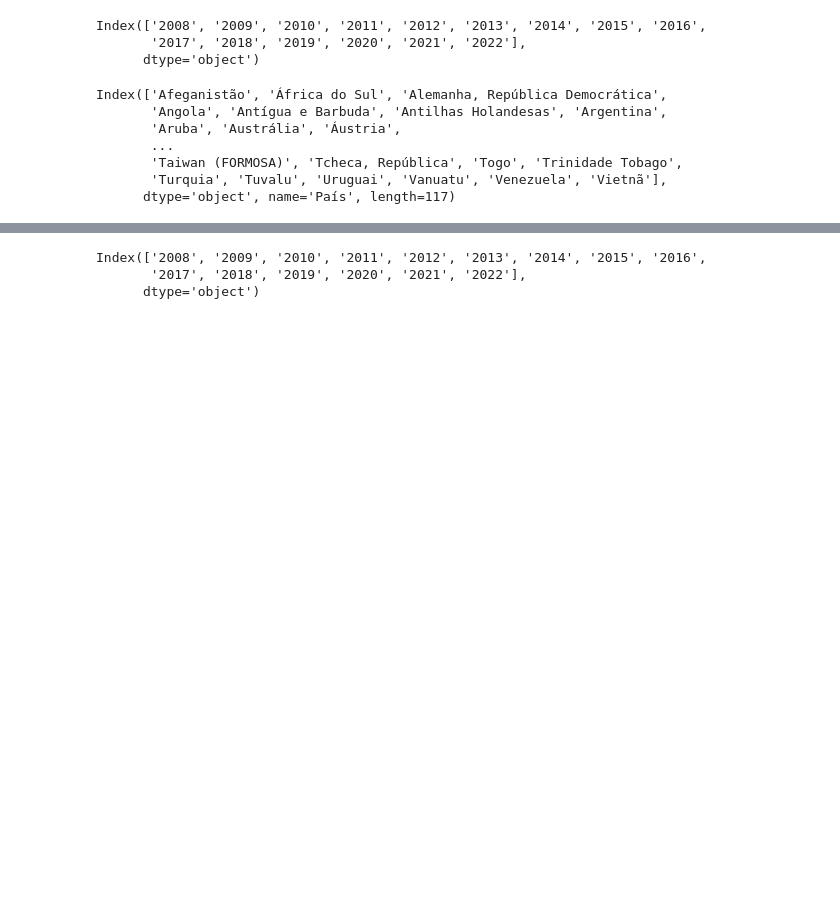
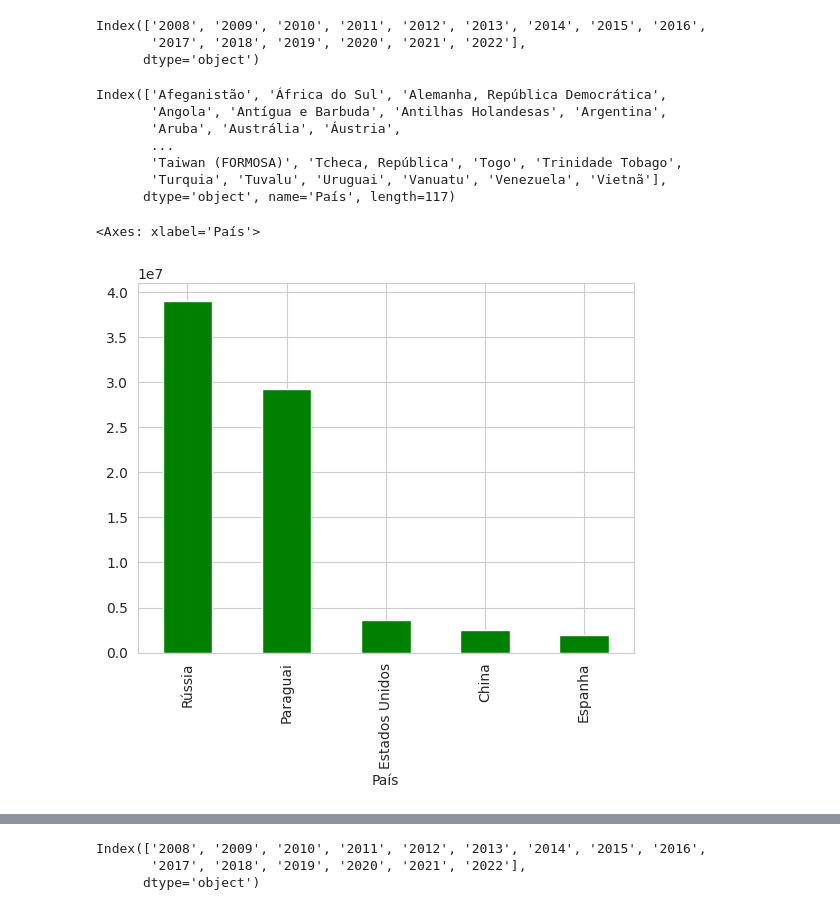
Before and after one commit to arianesannt/notebooks, a Jupyter notebook: atividadeFIAP.ipynb, the cells around one changed output, grey strips where cells are left out. Drawn from its saved outputs; the diff is of its cells as text; code cells hidden in the pictures; blank space fills up the shorter version.

```diff
--- a/atividadeFIAP.ipynb
+++ b/atividadeFIAP.ipynb
@@ -163,6 +163,15 @@ Index(['Afeganistão', 'África do Sul', 'Alemanha, República Democrática',
        'Taiwan (FORMOSA)', 'Tcheca, República', 'Togo', 'Trinidade Tobago',
        'Turquia', 'Tuvalu', 'Uruguai', 'Vanuatu', 'Venezuela', 'Vietnã'],
       dtype='object', name='País', length=117)
+# %%
+somatorio_quantidade_kg_s = quantidade_kg_s.sum()
+# %%
+somatorio_quantidade_kg_s = somatorio_quantidade_kg_s.sort_values(ascending=False)
+# %%
+somatorio_quantidade_kg_s.head().plot(kind='bar', color='green')
+# %% [output]
+<Axes: xlabel='País'>
+[figure, added]
 # %%
 # criando dataframe só com dados de valores em U$$
 
```
Also changed, not shown: parts of 13 cells of this notebook.
